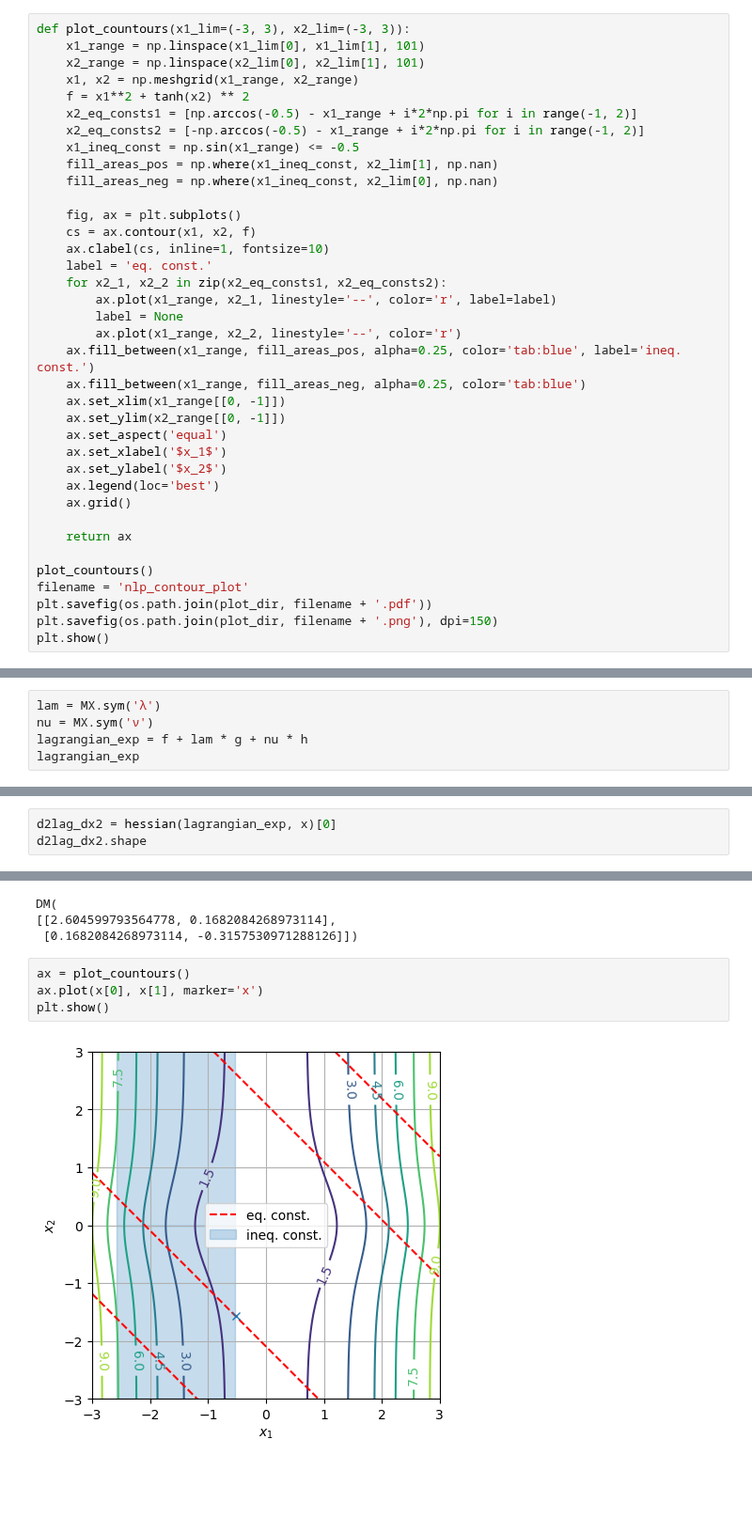
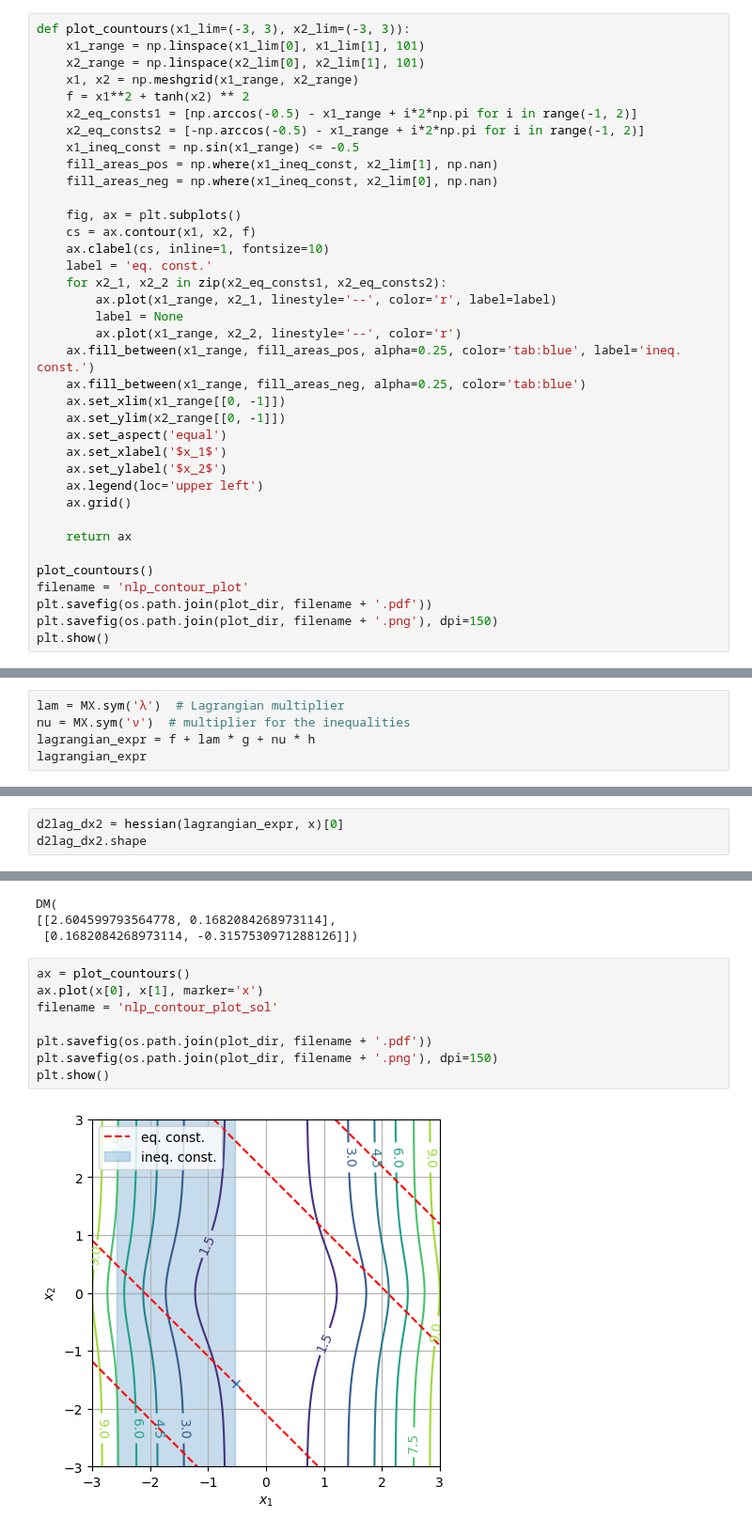
Before and after one commit to billtubbs/casadi-examples, a Jupyter notebook: 3-Nonlinear-Programming.ipynb, the cells around one changed output, grey strips where cells are left out. Shown at 94% size. Cells and saved outputs as stored; diff of their text form; blank space fills up the shorter version.

```diff
--- a/3-Nonlinear-Programming.ipynb
+++ b/3-Nonlinear-Programming.ipynb
@@ -58,7 +58,7 @@ def plot_countours(x1_lim=(-3, 3), x2_lim=(-3, 3)):
     ax.set_aspect('equal')
     ax.set_xlabel('$x_1$')
     ax.set_ylabel('$x_2$')
-    ax.legend(loc='best')
+    ax.legend(loc='upper left')
     ax.grid()
 
     return ax
@@ -105,8 +113,8 @@ MX((0.5+sin(x[0])))
 # %%
-lam = MX.sym('λ')
-nu = MX.sym('ν')
-lagrangian_exp = f + lam * g + nu * h
-lagrangian_exp
+lam = MX.sym('λ')  # Lagrangian multiplier
+nu = MX.sym('ν')  # multiplier for the inequalities
+lagrangian_expr = f + lam * g + nu * h
+lagrangian_expr
 # %% [output]
 MX((((sq(x[0])+sq(tanh(x[1])))+(λ*(0.5+cos((x[0]+x[1])))))+(ν*(0.5+sin(x[0])))))
 # %%
@@ -129,7 +147,7 @@ df_dx.shape
 # %% [output]
 (1, 2)
 # %%
-d2lag_dx2 = hessian(lagrangian_exp, x)[0]
+d2lag_dx2 = hessian(lagrangian_expr, x)[0]
 d2lag_dx2.shape
 # %% [output]
 (2, 2)
@@ -346,6 +364,10 @@ DM(
 # %%
 ax = plot_countours()
 ax.plot(x[0], x[1], marker='x')
+filename = 'nlp_contour_plot_sol'
+
+plt.savefig(os.path.join(plot_dir, filename + '.pdf'))
+plt.savefig(os.path.join(plot_dir, filename + '.png'), dpi=150)
 plt.show()
 # %% [output]
-[figure, old version]
+[figure, new version]
```
Also changed, not shown: parts of 30 cells of this notebook.
